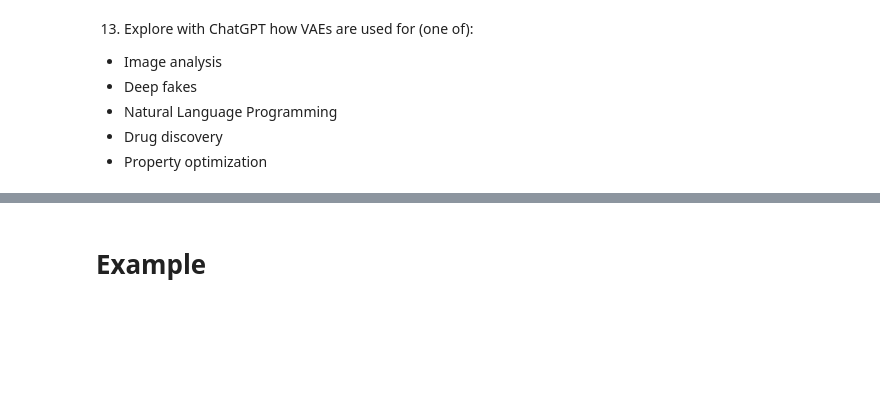
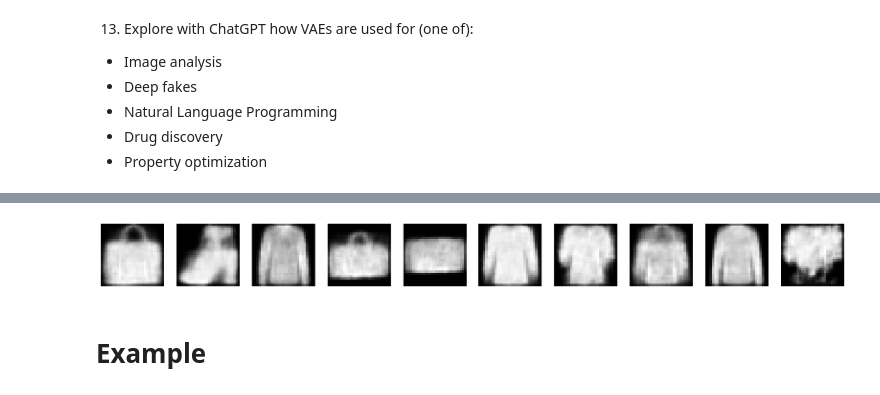
Before and after one commit to Haque14/MSE504, a Jupyter notebook: homework_9.ipynb, the cells around one changed output, grey strips where cells are left out. Cells and saved outputs as stored; diff of their text form; code cells hidden in the pictures; blank space fills up the shorter version.

```diff
--- a/homework_9.ipynb
+++ b/homework_9.ipynb
@@ -1142,0 +1215,82 @@ In a Class-Conditioned VAE, the latent variables typically capture essential, co
+# %%
+import tensorflow as tf
+import matplotlib.pyplot as plt
+import numpy as np
+
+# Load and normalize the Fashion MNIST dataset
+fashion_mnist = tf.keras.datasets.fashion_mnist
+(train_images, _), (test_images, _) = fashion_mnist.load_data()
+train_images = train_images / 255.0
+test_images = test_images / 255.0
+train_images = train_images.reshape(-1, 28, 28, 1)
+test_images = test_images.reshape(-1, 28, 28, 1)
+
+# Define the latent dimension
+latent_dim = 2
+
+# Build the Encoder model
+encoder_input = tf.keras.layers.Input(shape=(28, 28, 1))
+x = tf.keras.layers.Conv2D(32, (3, 3), activation='relu', strides=2, padding='same')(encoder_input)
+x = tf.keras.layers.Conv2D(64, (3, 3), activation='relu', strides=2, padding='same')(x)
+x = tf.keras.layers.Flatten()(x)
+x = tf.keras.layers.Dense(64, activation='relu')(x)
+z_mean = tf.keras.layers.Dense(latent_dim, name="z_mean")(x)
+z_log_var = tf.keras.layers.Dense(latent_dim, name="z_log_var")(x)
+
+# Sampling layer using Lambda
+def sampling(args):
+    z_mean, z_log_var = args
+    epsilon = tf.random.normal(shape=tf.shape(z_mean))
+    return z_mean + tf.exp(0.5 * z_log_var) * epsilon
+
+z = tf.keras.layers.Lambda(sampling)([z_mean, z_log_var])
+
+# Custom KL Divergence Layer
+class KLDivergenceLayer(tf.keras.layers.Layer):
+    def call(self, inputs):
+        z_mean, z_log_var = inputs
+        kl_loss = -0.5 * tf.reduce_mean(1 + z_log_var - tf.square(z_mean) - tf.exp(z_log_var))
+        self.add_loss(kl_loss)
+        return z_mean
+
+# Add the KL divergence loss
+z_mean = KLDivergenceLayer()([z_mean, z_log_var])
+
+# Build the Decoder model
+decoder_input = tf.keras.layers.Input(shape=(latent_dim,))
+x = tf.keras.layers.Dense(7 * 7 * 64, activation='relu')(decoder_input)
+x = tf.keras.layers.Reshape((7, 7, 64))(x)
+x = tf.keras.layers.Conv2DTranspose(64, (3, 3), activation='relu', strides=2, padding='same')(x)
+x = tf.keras.layers.Conv2DTranspose(32, (3, 3), activation='relu', strides=2, padding='same')(x)
+decoder_output = tf.keras.layers.Conv2DTranspose(1, (3, 3), activation='sigmoid', padding='same')(x)
+decoder = tf.keras.Model(decoder_input, decoder_output)
+
+# Define the VAE model
+vae_input = encoder_input
+vae_output = decoder(z)
+vae = tf.keras.Model(vae_input, vae_output)
+
+# Define the reconstruction loss
+def reconstruction_loss(x, x_decoded):
+    return tf.reduce_mean(tf.keras.losses.binary_crossentropy(x, x_decoded))
+
+# Compile the VAE model with a custom loss
+vae.compile(optimizer='adam', loss=reconstruction_loss)
+
+# Train the VAE
+vae.fit(train_images, train_images, epochs=30, batch_size=128, validation_data=(test_images, test_images))
+
+# Generate new images
+def generate_images():
+    random_latent_vectors = np.random.normal(size=(10, latent_dim))
+    generated_images = decoder.predict(random_latent_vectors)
+    plt.figure(figsize=(20, 4))
+    for i in range(10):
+        ax = plt.subplot(1, 10, i + 1)
+        plt.imshow(generated_images[i].reshape(28, 28), cmap='gray')
+        plt.axis('off')
+    plt.show()
+
+# Generate and display images
+generate_images()
+# %% [output]
@@ -1143,3 +1314,4 @@ In a Class-Conditioned VAE, the latent variables typically capture essential, co
+[figure, added]
 # %% [markdown]
 # Example
 # %% [markdown]
```
Also changed, not shown: parts of 16 cells of this notebook.
